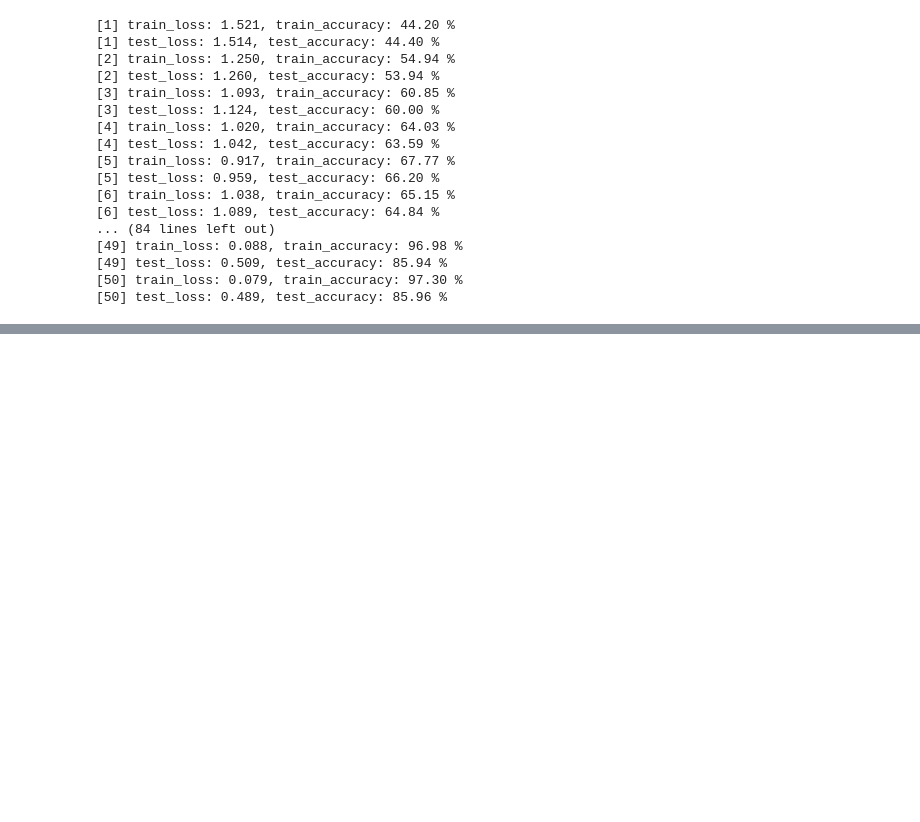
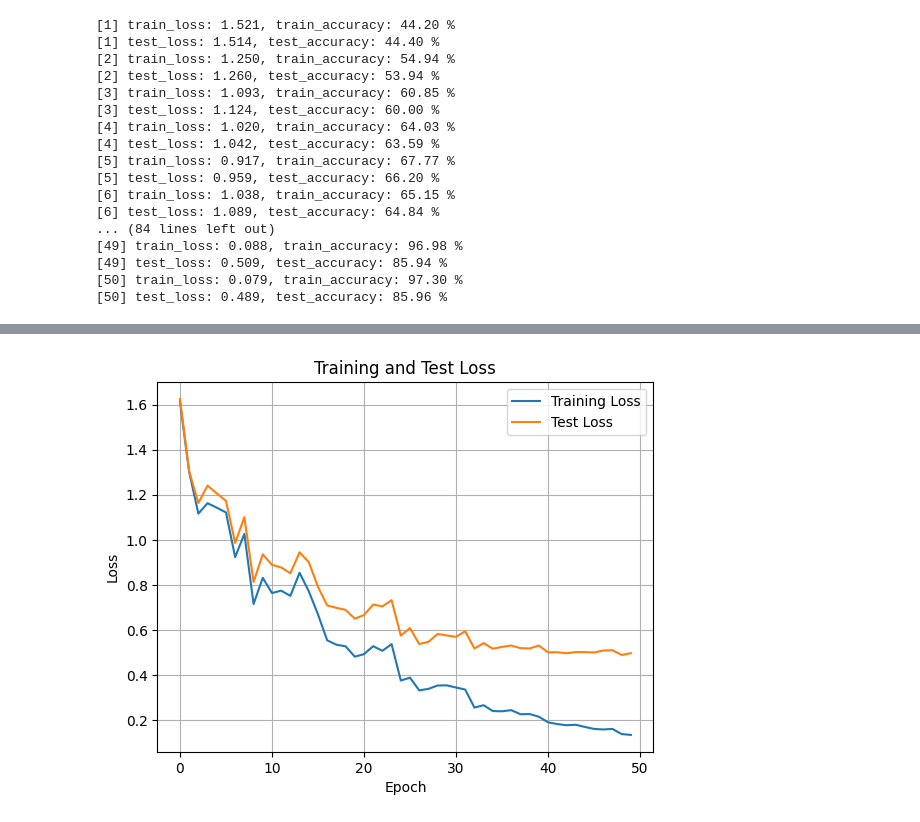
Before and after one commit to mtllcr/teacher-student-network, a Jupyter notebook: train_resnet18_student.ipynb, the cells around one changed output, grey strips where cells are left out. Saved outputs shown, nothing was run; the diff lists cells and outputs as text; code cells hidden in the pictures; blank space fills up the shorter version.

Commit message:
add resnet18 intermediate layer student model

```diff
--- a/train_resnet18_student.ipynb
+++ b/train_resnet18_student.ipynb
@@ -464,0 +529,4 @@ for epoch in range(num_epochs):
+# %%
+train_loader = DataLoader(train_dataset, batch_size=batch_size, shuffle=True)
+train_loader_val = DataLoader(train_dataset_val, batch_size=batch_size, shuffle=True)
+test_loader = DataLoader(test_dataset, batch_size=batch_size, shuffle=False)
@@ -464,0 +544,32 @@ for epoch in range(num_epochs):
+# %%
+criterion = nn.CrossEntropyLoss()
+criterion_kd = nn.KLDivLoss(reduction='batchmean')
+criterion_mse = nn.MSELoss()
+regressor1 = ConvolutionalRegressor2(64, 64, 4, 7).to(device)
+regressor2 = ConvolutionalRegressor2(128, 128, 7, 7).to(device)
+regressor3 = ConvolutionalRegressor2(256, 256, 7, 7).to(device)
+regressor4 = ConvolutionalRegressor2(512, 512, 7, 7).to(device)
+optimizer = optim.SGD(list(filter(lambda p: p.requires_grad, student.parameters())) + \
+                      list(regressor1.parameters()) + list(regressor2.parameters()) + list(regressor3.parameters()) + list(regressor4.parameters()),
+                      lr=learning_rate, momentum=0.9, weight_decay=5e-4)
+scheduler = optim.lr_scheduler.StepLR(optimizer, step_size=8, gamma=0.5)
+# %%
+teacher_layer1 = teacher.layer1[-1].conv1
+teacher_layer1_hook = Hook(teacher_layer1)
+student_layer1 = student.layer1[-1].conv1
+student_layer1_hook = Hook(student_layer1)
+
+teacher_layer2 = teacher.layer2[-1].conv1
+teacher_layer2_hook = Hook(teacher_layer2)
+student_layer2 = student.layer2[-1].conv1
+student_layer2_hook = Hook(student_layer2)
+
+teacher_layer3 = teacher.layer3[-1].conv1
+teacher_layer3_hook = Hook(teacher_layer3)
+student_layer3 = student.layer3[-1].conv1
+student_layer3_hook = Hook(student_layer3)
+
+teacher_layer4 = teacher.layer4[-1].conv1
+teacher_layer4_hook = Hook(teacher_layer4)
+student_layer4 = student.layer4[-1].conv1
+student_layer4_hook = Hook(student_layer4)
@@ -464,0 +710,11 @@ for epoch in range(num_epochs):
+# %%
+plt.plot(train_loss, label='Training Loss')
+plt.plot(test_loss, label='Test Loss')
+plt.xlabel('Epoch')
+plt.ylabel('Loss')
+plt.title('Training and Test Loss')
+plt.legend()
+plt.grid()
+plt.show()
+# %% [output]
+[figure, added]
```
Also changed, not shown: parts of 16 cells of this notebook, 5 other files.
